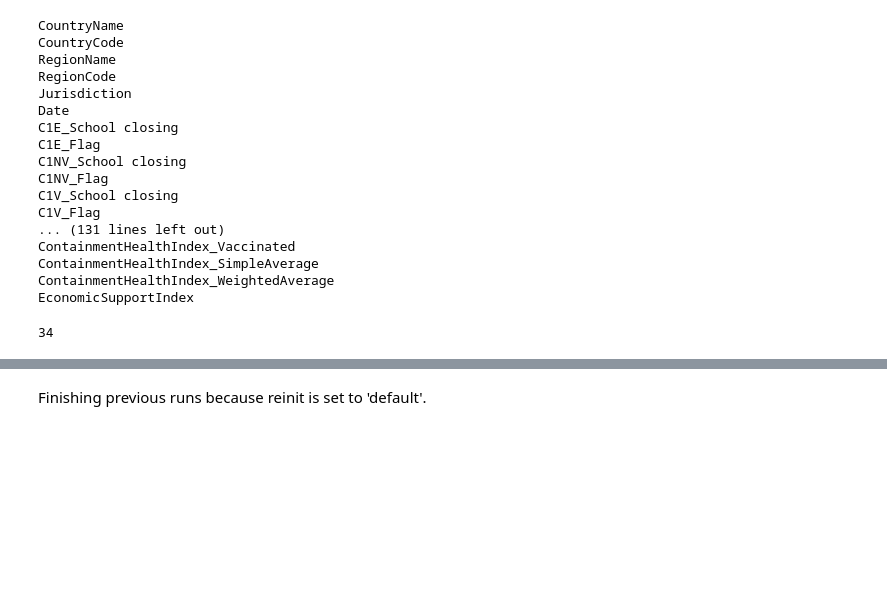
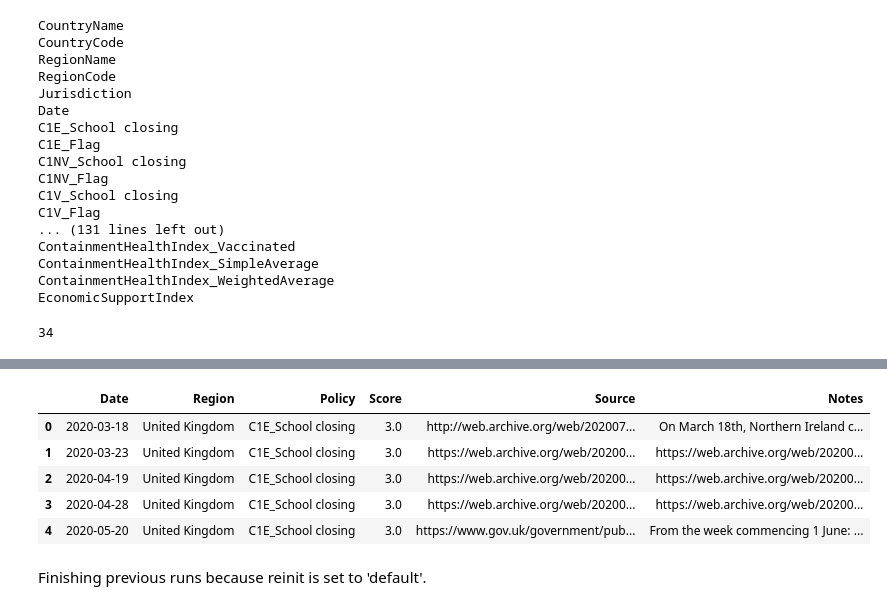
Before and after one commit to danyoungday/neuro-san-prana, a Jupyter notebook: data/edav.ipynb, the cells around one changed output, grey strips where cells are left out. Cells and saved outputs as stored; diff of their text form; code cells hidden in the pictures; blank space fills up the shorter version.

```diff
--- a/data/edav.ipynb
+++ b/data/edav.ipynb
@@ -138,14 +154,14 @@ ContainmentHealthIndex_WeightedAverage
 EconomicSupportIndex
 # %%
 c1_cols = ["C1E_School closing", "C1_Notes"]
-index_cols = ["CountryName", "CountryCode", "RegionName", "RegionCode", "Date"]
+index_cols = ["CountryName", "CountryCode", "RegionName", "RegionCode", "Jurisdiction", "Date"]
 c1 = df[index_cols + c1_cols]
 # c1 = c1[c1["RegionName"] == "Texas"]
 c1 = c1[c1["CountryName"] == "United Kingdom"]
 c1 = c1.dropna(subset=c1_cols)
 c1["Date"] = pd.to_datetime(c1["Date"], format="%Y%m%d")
 c1 = c1.sort_values(by=["Date"])
-len(c1)
+c1.head()
 # %% [output]
 34
 # %%
@@ -174,34 +187,40 @@ def extract_urls(text: str) -> list[str]:
 
 def create_dataset(c1: pd.DataFrame, smaller: bool = False) -> pd.DataFrame:
     policy = "C1E_School closing"
     data = []
     for i, row in c1.iterrows():
         date = pd.to_datetime(row["Date"], format="%Y%m%d").date()
         score = row[policy]
         country = row["CountryName"]
         urls = extract_urls(row["C1_Notes"])
         if len(urls) > 0:
             url_string = ", ".join(urls)
-            to_add = {"Date": date, "Region": country, "Policy": policy, "Score": score, "Source": url_string}
+            to_add = {"Date": date, "Region": country, "Policy": policy, "Score": score, "Source": url_string, "Notes": row["C1_Notes"]}
             data.append(to_add)
 
     df = pd.DataFrame(data)
 
     # If smaller is True, keep entries before and after a change in score
     if smaller:
         diff = df["Score"].diff().fillna(0).astype(int)
         change_indices = diff[diff != 0].index.tolist()
         change_indices.extend([i - 1 for i in change_indices if i > 0])
         if len(df) - 1 not in change_indices:
             change_indices.append(len(df) - 1)
         if 0 not in change_indices:
             change_indices.append(0)
         change_indices = sorted(change_indices)
         df = df.iloc[change_indices].copy()
     return df
 
 texas = create_dataset(c1)
 texas.head()
-texas.to_csv("uk.csv", index=False)
+# %% [output]
+|  | Date | Region | Policy | Score | Source | Notes |
+| 0 | 2020-03-18 | United Kingdom | C1E_School closing | 3.0 | http://web.archive.org/web/202007... | On March 18th, Northern Ireland c... |
+| 1 | 2020-03-23 | United Kingdom | C1E_School closing | 3.0 | https://web.archive.org/web/20200... | https://web.archive.org/web/20200... |
+| 2 | 2020-04-19 | United Kingdom | C1E_School closing | 3.0 | https://web.archive.org/web/20200... | https://web.archive.org/web/20200... |
+| 3 | 2020-04-28 | United Kingdom | C1E_School closing | 3.0 | https://web.archive.org/web/20200... | https://web.archive.org/web/20200... |
+| 4 | 2020-05-20 | United Kingdom | C1E_School closing | 3.0 | https://www.gov.uk/government/pub... | From the week commencing 1 June: ... |
 # %%
 # import wandb
```
Also changed, not shown: parts of 4 cells of this notebook, 7 other files.
